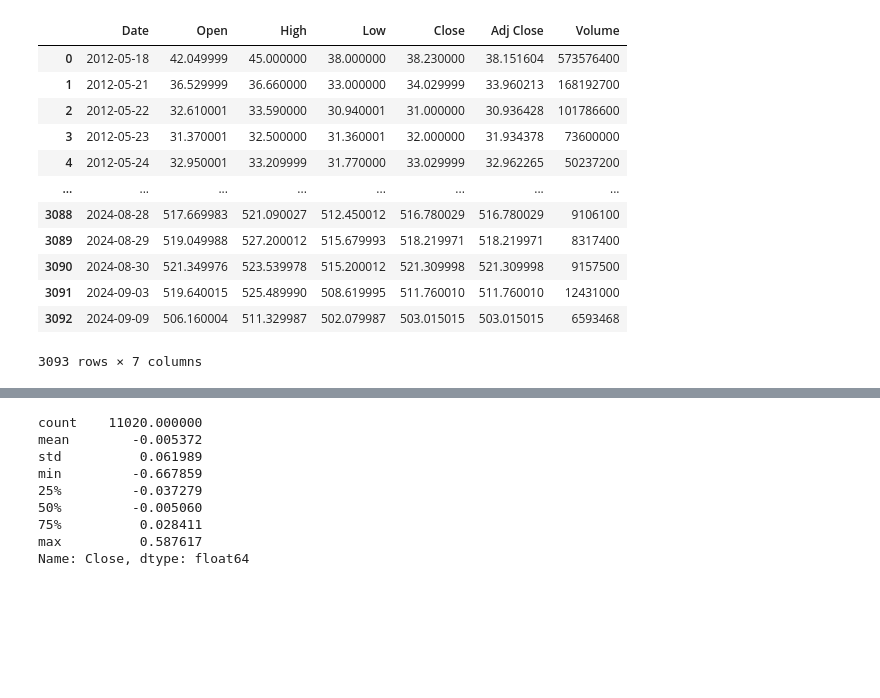
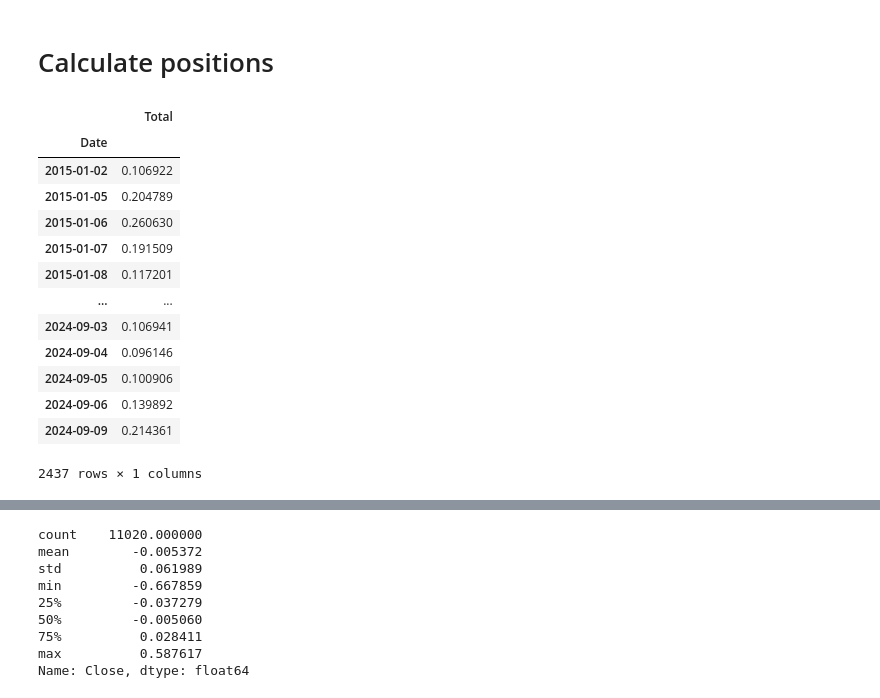
Before and after one commit to nhundo99/master_alpha, a Jupyter notebook: finding_alphas_ex1.ipynb, the cells around one changed output, grey strips where cells are left out. Cells and saved outputs as stored; diff of their text form; code cells hidden in the pictures; blank space fills up the shorter version.

```diff
--- a/finding_alphas_ex1.ipynb
+++ b/finding_alphas_ex1.ipynb
@@ -5,7 +9,9 @@ import matplotlib.pyplot as plt
 # %%
 def alpha(data):
     close = data['Close']
-    close_5_ago = data['Close'].shift(periods=5)
+    close_5_ago = close.shift(periods=5)
 
-    alpha = -(close - close_5_ago)/close_5_ago
-    return alpha
+    # Calculate alpha and add it as a new column
+    data['Alpha'] = -(close - close_5_ago) / close_5_ago
+
+    return data
@@ -34,2 +28,6 @@ data_aapl
 # %%
-data_msft
+data_aapl = alpha(data_aapl)
+data_amzn = alpha(data_amzn)
+data_goog = alpha(data_goog)
+data_meta = alpha(data_meta)
+data_msft = alpha(data_msft)
@@ -82,17 +34,40 @@ data_goog
+# %%
+cutoff_date = pd.to_datetime('2015-01-01')
+data_aapl = data_aapl[data_aapl['Date'] > cutoff_date]
+data_amzn = data_amzn[data_amzn['Date'] > cutoff_date]
+data_goog = data_goog[data_goog['Date'] > cutoff_date]
+data_meta = data_meta[data_meta['Date'] > cutoff_date]
+data_msft = data_msft[data_msft['Date'] > cutoff_date]
+# %%
+data_aapl.set_index('Date', inplace=True)
+data_amzn.set_index('Date', inplace=True)
+data_goog.set_index('Date', inplace=True)
+data_meta.set_index('Date', inplace=True)
+data_msft.set_index('Date', inplace=True)
+# %% [markdown]
+# Calculate positions
 # %%
-data_meta
+datalist = [data_aapl, data_amzn, data_goog, data_meta, data_msft]
+df_total = pd.DataFrame({'Total' : []})
+for data in datalist:
+    if df_total['Total'].empty:
+            df_total['Total'] = abs(data['Alpha']).copy()
+    else:
+            df_total['Total'] = df_total['Total'].add(abs(data['Alpha']), fill_value=0)
+df_total
 # %% [output]
-|  | Date | Open | High | Low | Close | Adj Close | Volume |
-| 0 | 2012-05-18 | 42.049999 | 45.000000 | 38.000000 | 38.230000 | 38.151604 | 573576400 |
-| 1 | 2012-05-21 | 36.529999 | 36.660000 | 33.000000 | 34.029999 | 33.960213 | 168192700 |
-| 2 | 2012-05-22 | 32.610001 | 33.590000 | 30.940001 | 31.000000 | 30.936428 | 101786600 |
-| 3 | 2012-05-23 | 31.370001 | 32.500000 | 31.360001 | 32.000000 | 31.934378 | 73600000 |
-| 4 | 2012-05-24 | 32.950001 | 33.209999 | 31.770000 | 33.029999 | 32.962265 | 50237200 |
-| ... | ... | ... | ... | ... | ... | ... | ... |
-| 3088 | 2024-08-28 | 517.669983 | 521.090027 | 512.450012 | 516.780029 | 516.780029 | 9106100 |
-| 3089 | 2024-08-29 | 519.049988 | 527.200012 | 515.679993 | 518.219971 | 518.219971 | 8317400 |
-| 3090 | 2024-08-30 | 521.349976 | 523.539978 | 515.200012 | 521.309998 | 521.309998 | 9157500 |
-| 3091 | 2024-09-03 | 519.640015 | 525.489990 | 508.619995 | 511.760010 | 511.760010 | 12431000 |
-| 3092 | 2024-09-09 | 506.160004 | 511.329987 | 502.079987 | 503.015015 | 503.015015 | 6593468 |
+|  | Total |
+| Date |  |
+| 2015-01-02 | 0.106922 |
+| 2015-01-05 | 0.204789 |
+| 2015-01-06 | 0.260630 |
+| 2015-01-07 | 0.191509 |
+| 2015-01-08 | 0.117201 |
+| ... | ... |
+| 2024-09-03 | 0.106941 |
+| 2024-09-04 | 0.096146 |
+| 2024-09-05 | 0.100906 |
+| 2024-09-06 | 0.139892 |
+| 2024-09-09 | 0.214361 |
-3093 rows × 7 columns
+2437 rows × 1 columns
 # %%
```
Also changed, not shown: parts of 10 cells of this notebook.
